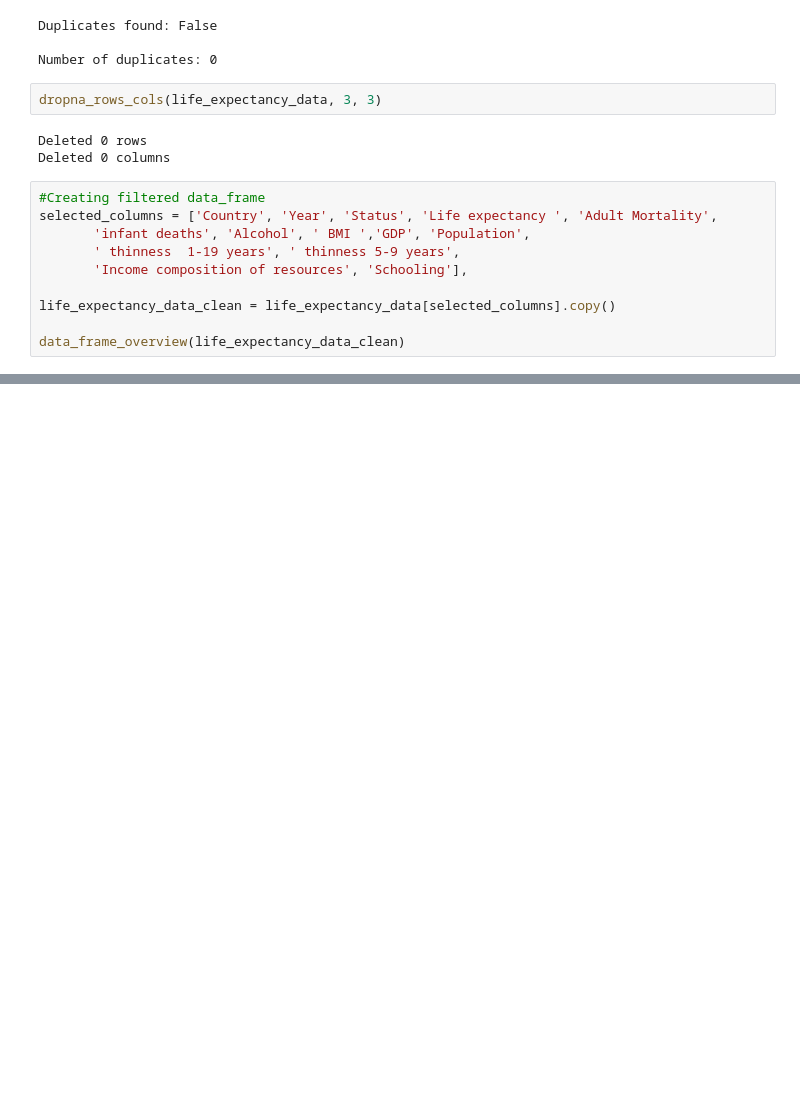
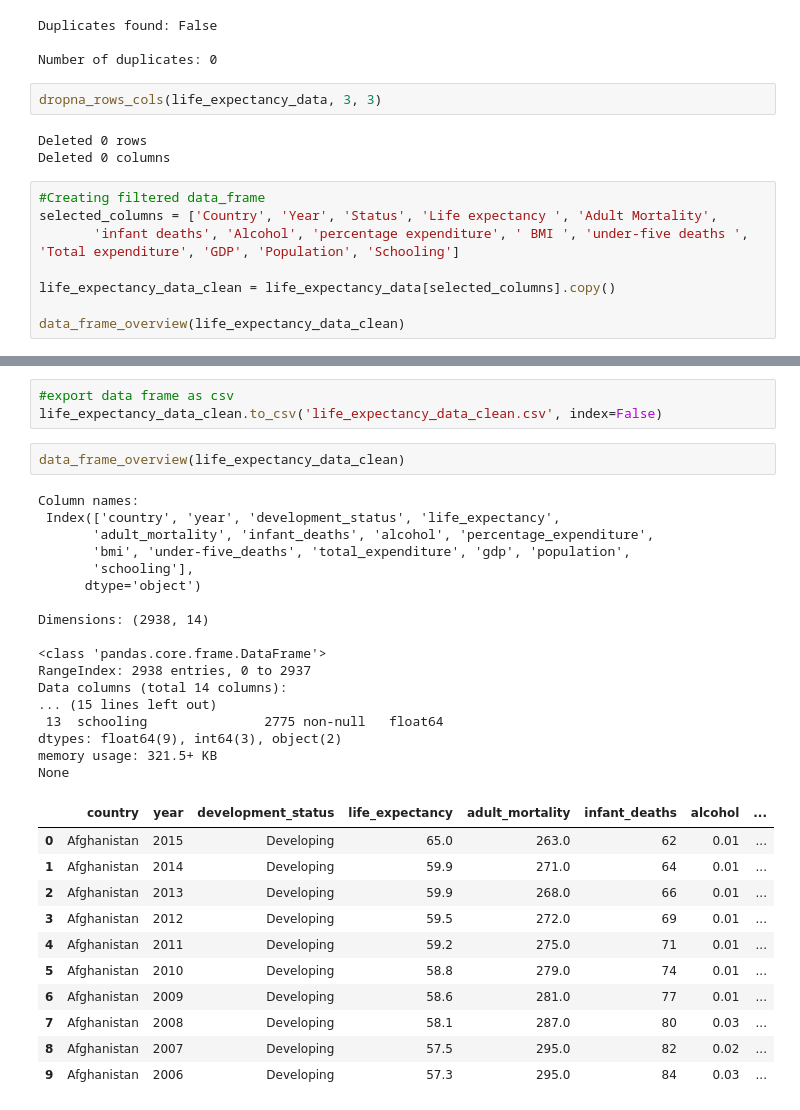
Before and after one commit to JKenny333/mini_project_week_3, a Jupyter notebook: life_expectancy_data_cleaning.ipynb, the cells around one changed output, grey strips where cells are left out. Cells and saved outputs as stored; diff of their text form; blank space fills up the shorter version.

```diff
--- a/life_expectancy_data_cleaning.ipynb
+++ b/life_expectancy_data_cleaning.ipynb
@@ -71,9 +71,7 @@ Deleted 0 columns
 # %%
 #Creating filtered data_frame
 selected_columns = ['Country', 'Year', 'Status', 'Life expectancy ', 'Adult Mortality',
-       'infant deaths', 'Alcohol', ' BMI ','GDP', 'Population',
-       ' thinness  1-19 years', ' thinness 5-9 years',
-       'Income composition of resources', 'Schooling'],
+       'infant deaths', 'Alcohol', 'percentage expenditure', ' BMI ', 'under-five deaths ', 'Total expenditure', 'GDP', 'Population', 'Schooling']
 
 life_expectancy_data_clean = life_expectancy_data[selected_columns].copy()
 
@@ -80,0 +118,34 @@ data_frame_overview(life_expectancy_data_clean)
+# %%
+#export data frame as csv
+life_expectancy_data_clean.to_csv('life_expectancy_data_clean.csv', index=False)
+# %%
+data_frame_overview(life_expectancy_data_clean)
+# %% [output]
+Column names:
+ Index(['country', 'year', 'development_status', 'life_expectancy',
+       'adult_mortality', 'infant_deaths', 'alcohol', 'percentage_expenditure',
+       'bmi', 'under-five_deaths', 'total_expenditure', 'gdp', 'population',
+       'schooling'],
+      dtype='object')
+
+Dimensions: (2938, 14)
+
+<class 'pandas.core.frame.DataFrame'>
+RangeIndex: 2938 entries, 0 to 2937
+Data columns (total 14 columns):
+... (15 lines left out)
+ 13  schooling               2775 non-null   float64
+dtypes: float64(9), int64(3), object(2)
+memory usage: 321.5+ KB
+None
+|  | country | year | development_status | life_expectancy | adult_mortality | infant_deaths | alcohol | ... |
+| 0 | Afghanistan | 2015 | Developing | 65.0 | 263.0 | 62 | 0.01 | ... |
+| 1 | Afghanistan | 2014 | Developing | 59.9 | 271.0 | 64 | 0.01 | ... |
+| 2 | Afghanistan | 2013 | Developing | 59.9 | 268.0 | 66 | 0.01 | ... |
+| 3 | Afghanistan | 2012 | Developing | 59.5 | 272.0 | 69 | 0.01 | ... |
+| 4 | Afghanistan | 2011 | Developing | 59.2 | 275.0 | 71 | 0.01 | ... |
+| 5 | Afghanistan | 2010 | Developing | 58.8 | 279.0 | 74 | 0.01 | ... |
+| 6 | Afghanistan | 2009 | Developing | 58.6 | 281.0 | 77 | 0.01 | ... |
+| 7 | Afghanistan | 2008 | Developing | 58.1 | 287.0 | 80 | 0.03 | ... |
+| 8 | Afghanistan | 2007 | Developing | 57.5 | 295.0 | 82 | 0.02 | ... |
+| 9 | Afghanistan | 2006 | Developing | 57.3 | 295.0 | 84 | 0.03 | ... |
```
Also changed, not shown: parts of 2 cells of this notebook, 3 other files.
